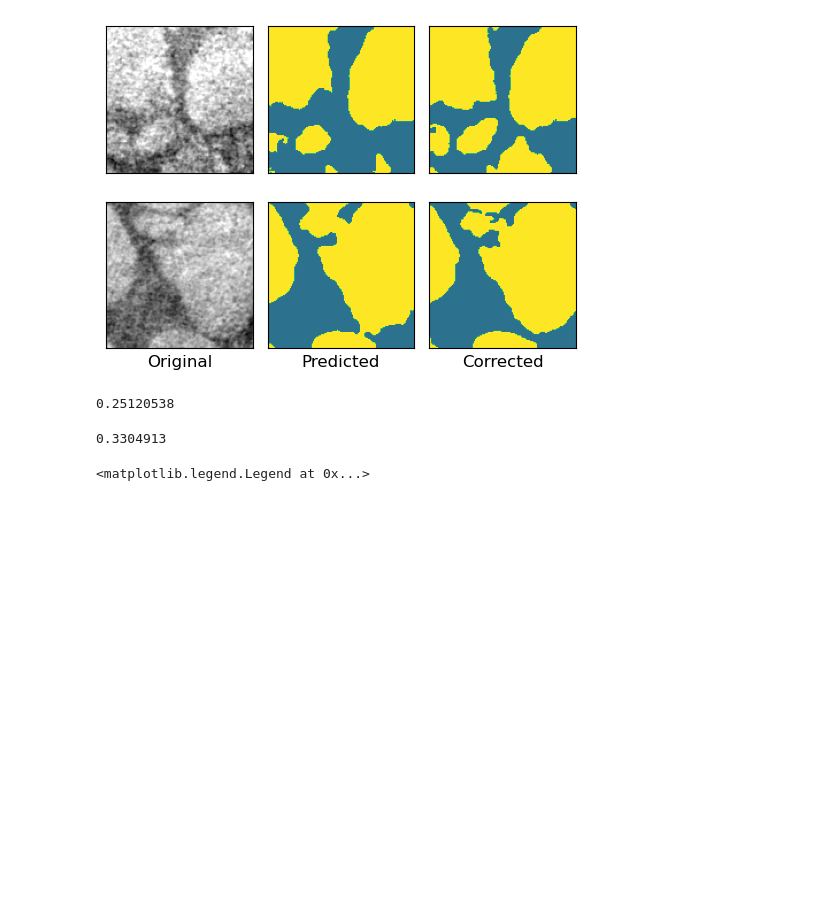
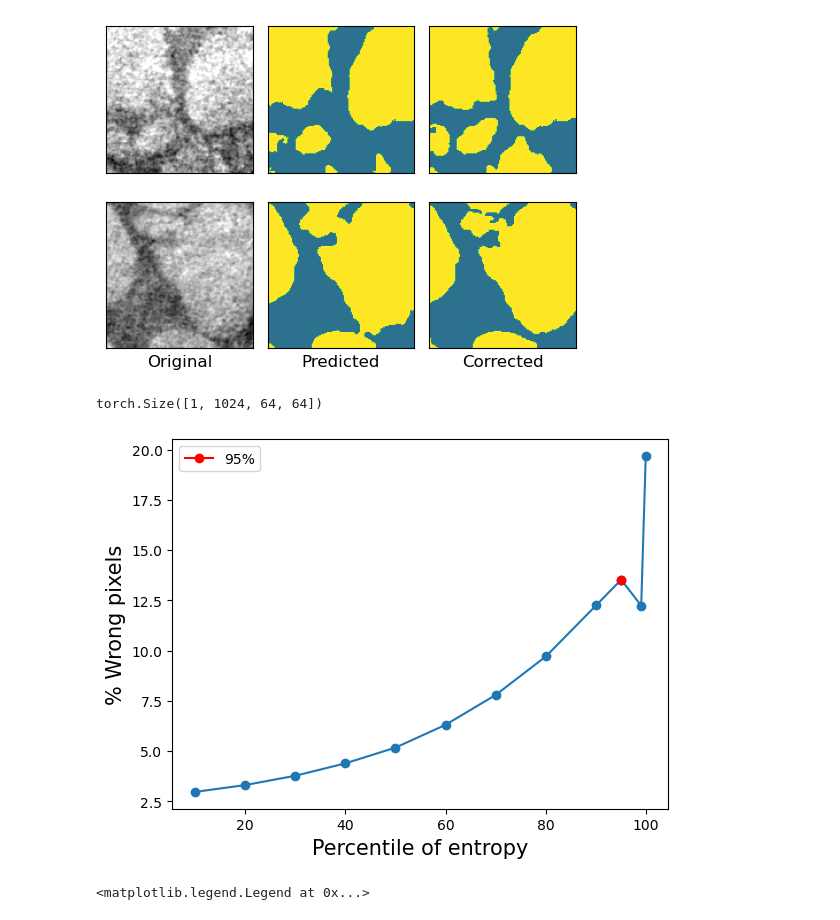
Before and after one commit to laura-rieger/segmenter, a Jupyter notebook: notebooks/Repeat annotation.ipynb, the cells around one changed output. Cells and saved outputs as stored; diff of their text form; code cells hidden in the pictures; blank space fills up the shorter version.

```diff
--- a/notebooks/Repeat annotation.ipynb
+++ b/notebooks/Repeat annotation.ipynb
@@ -136,12 +135,14 @@ plt.savefig('human_progress.png', bbox_inches='tight', dpi=300)
 from scipy.signal import convolve2d
 from unet import UNet
 # from tqdm.notebook import  tqdm
-entropies_list = []
-# file_name = '0744366178' # base model
-file_name = '0704730836' # corrected model
+
+file_name = '0744366178' # base model
+
 net = UNet(1, 3, ).to(device)
 
 net.load_state_dict(torch.load(oj(config['PATHS']['model_path'] , file_name +  ".pt" )))
 y_pred = net(torch.Tensor(x[-1:, 0,1024:, :1024]/255.0)[None, :].to(device))
 y_pred_softmax = torch.nn.functional.softmax(y_pred[0], dim=0).detach().cpu().numpy()
 entropy = ( - (y_pred_softmax * np.log(y_pred_softmax)).sum(axis=0))
+# %% [output]
+torch.Size([1, 1024, 64, 64])
@@ -150,8 +148,0 @@ entropy_al = np.copy(entropy)
-# %%
-entropy_al.mean()
-# %% [output]
-0.25120538
-# %%
-entropy_base.mean()
-# %% [output]
-0.3304913
@@ -162,5 +158,24 @@ correct_vals = convolve2d((y != y_second_formatted).astype(float), mean_arr, mod
-# %%
-entropy_smooth_base = convolve2d(entropy_base, mean_arr, mode = 'same')[::add_val, ::add_val].reshape(-1)
-entropy_smooth = convolve2d(entropy_al, mean_arr, mode = 'same')[::add_val, ::add_val].reshape(-1)
+# %%
+
+
+vals = [x*100 for x in [ .1, .2, .3, .4,.5,.6,.7,.8,.9, .95, .99,  .999]]
+# vals
+
+correct_mean = []
+for i in range(len(vals)):
+
+    correct_mean.append(correct_vals[np.where((entropy_smooth > np.percentile(entropy_smooth, vals[i])) )].mean())
+plt.plot(vals, np.asarray(correct_mean)*100, marker = 'o')
+
+
+ninetyfive = correct_vals[np.where((entropy_smooth > np.percentile(entropy_smooth, 95)) )].mean()*100
+plt.plot([95, ], [ninetyfive,], marker = 'o', c= 'r', label = "95%",)
+plt.xlabel('Percentile of entropy', fontsize = 15)
+
+plt.ylabel('% Wrong pixels', fontsize = 15)
+plt.legend()
+plt.savefig(oj(fig_path,'entropy_corrected.png'), bbox_inches='tight', dpi=300)
+# %% [output]
+[figure, added]
 # %%
 
```
Also changed, not shown: parts of 15 cells of this notebook, 10 other files.
